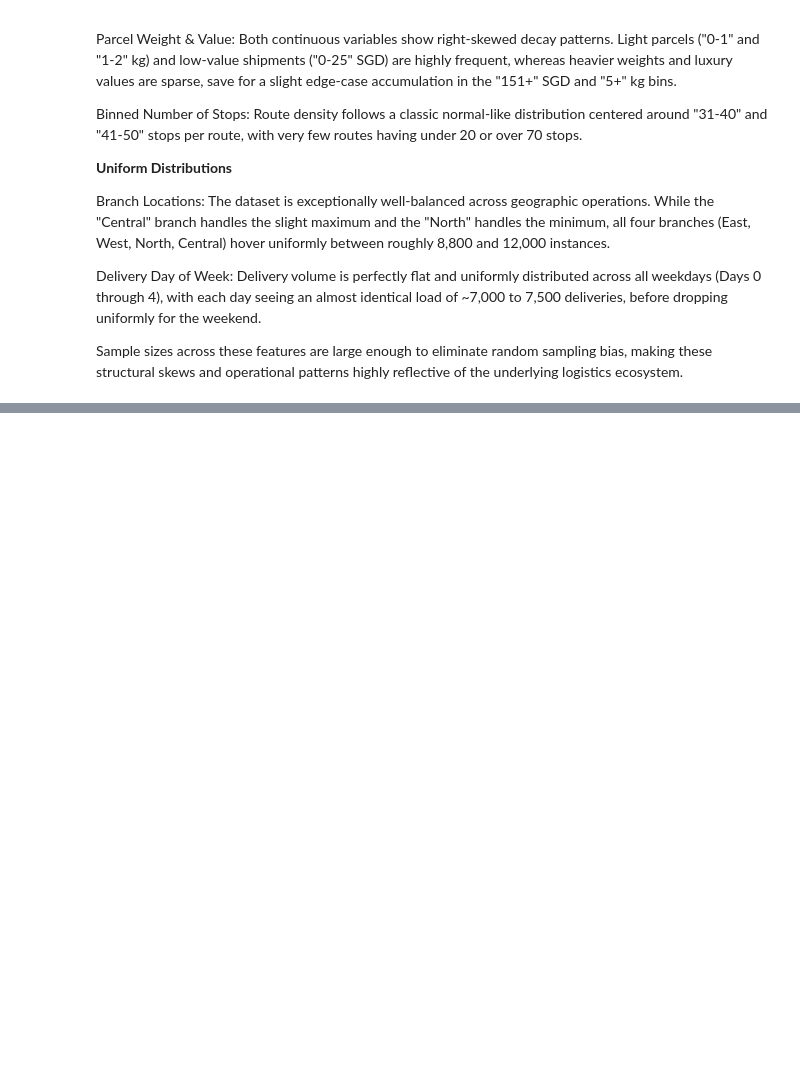
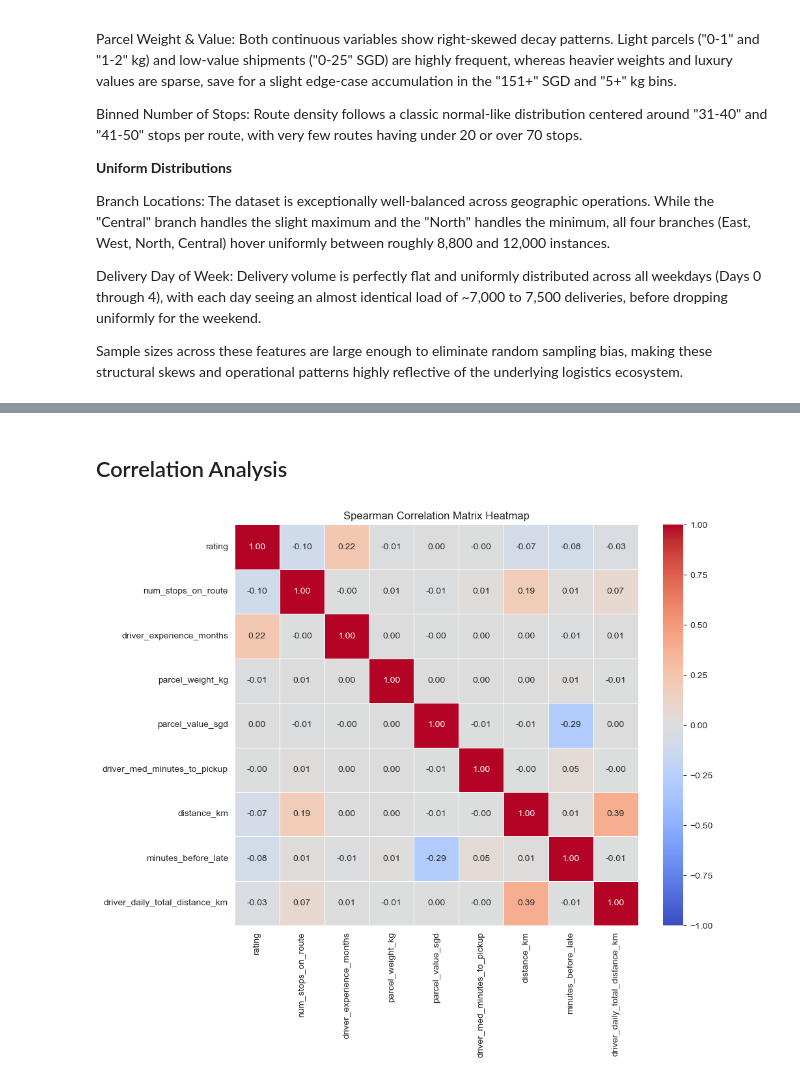
Before and after one commit to weirenong/aiap24-submission, a Jupyter notebook: eda.ipynb, the cells around one changed output, grey strips where cells are left out. Cells and saved outputs as stored; diff of their text form; code cells hidden in the pictures; blank space fills up the shorter version.

```diff
--- a/eda.ipynb
+++ b/eda.ipynb
@@ -542,0 +634,18 @@ Sample sizes across these features are large enough to eliminate random sampling
+# %% [markdown]
+## Correlation Analysis
+# %%
+# Spearman correlation
+
+# Select relevant columns for correlation analysis
+spearman_vars = df_cleaned[['rating', 'num_stops_on_route', 'driver_experience_months', 'parcel_weight_kg', 'parcel_value_sgd', 'driver_med_minutes_to_pickup', 'distance_km', 'minutes_before_late', 'driver_daily_total_distance_km']]
+
+# Compute the Spearman correlation matrix
+spearman_corr = spearman_vars.corr(method='spearman')
+
+# Plot the heatmap
+plt.figure(figsize=(10, 8))
+sns.heatmap(spearman_corr, annot=True, cmap='coolwarm', center=0, vmin=-1, vmax=1, linewidths=0.5, fmt=".2f")
+plt.title('Spearman Correlation Matrix Heatmap')
+plt.show()
+# %% [output]
+[figure, added]
```
Also changed, not shown: parts of 5 cells of this notebook.
